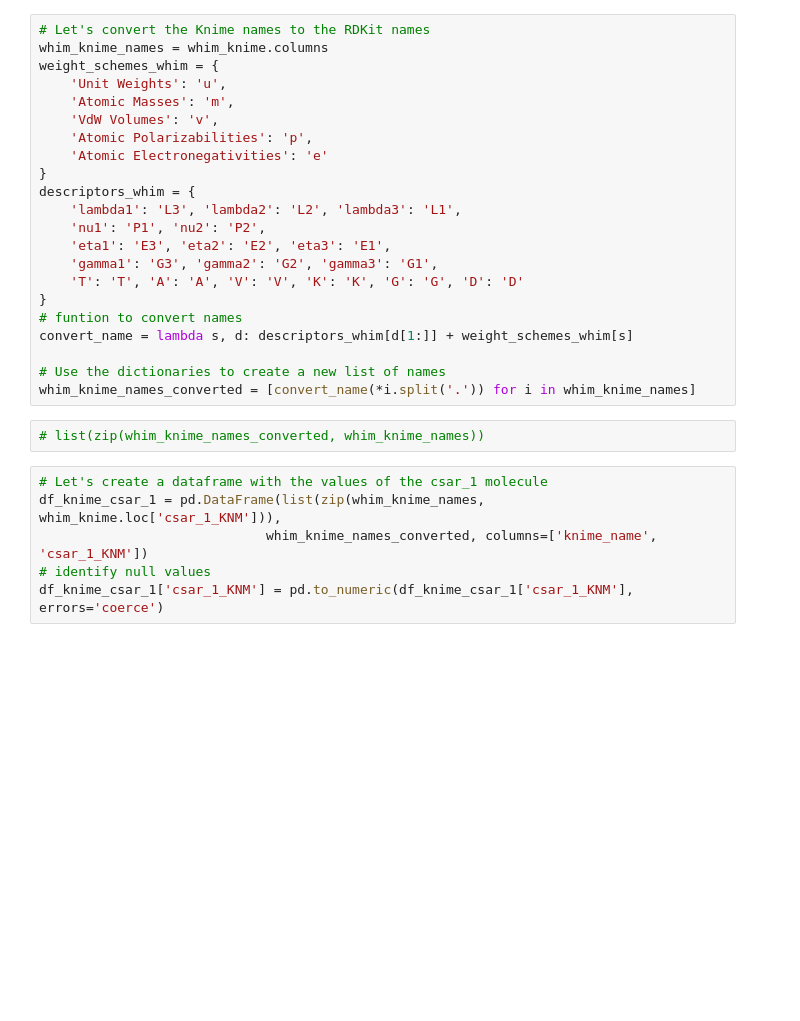
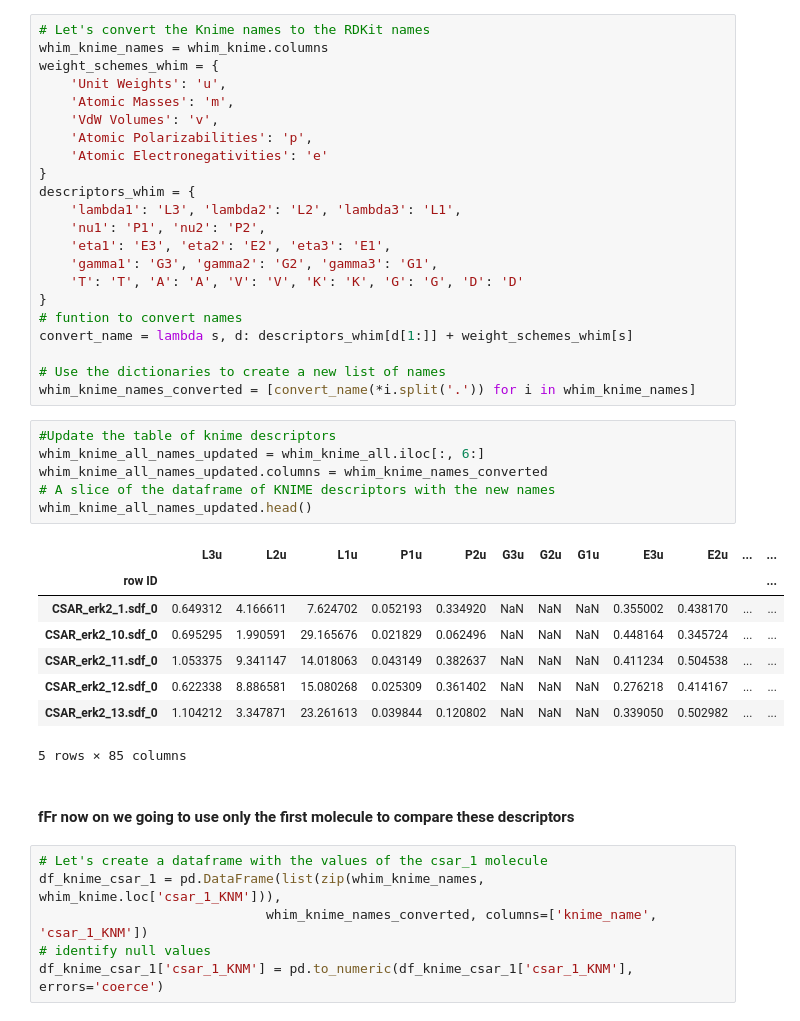
Before and after one commit to jRicciL/ERK2_notebooks, a Jupyter notebook: X_Reviewing_Fourches_work/KNIME_vs_RDKit_descriptors.ipynb, the cells around one changed output. Saved outputs shown, nothing was run; the diff lists cells and outputs as text; blank space fills up the shorter version.

```diff
--- a/X_Reviewing_Fourches_work/KNIME_vs_RDKit_descriptors.ipynb
+++ b/X_Reviewing_Fourches_work/KNIME_vs_RDKit_descriptors.ipynb
@@ -138,8 +136,23 @@ convert_name = lambda s, d: descriptors_whim[d[1:]] + weight_schemes_whim[s]
 
 # Use the dictionaries to create a new list of names
 whim_knime_names_converted = [convert_name(*i.split('.')) for i in whim_knime_names]
-# %%
-# list(zip(whim_knime_names_converted, whim_knime_names))
+# %%
+#Update the table of knime descriptors
+whim_knime_all_names_updated = whim_knime_all.iloc[:, 6:]
+whim_knime_all_names_updated.columns = whim_knime_names_converted
+# A slice of the dataframe of KNIME descriptors with the new names
+whim_knime_all_names_updated.head()
+# %% [output]
+|  | L3u | L2u | L1u | P1u | P2u | G3u | G2u | G1u | E3u | E2u | ... | ... |
+| row ID |  |  |  |  |  |  |  |  |  |  |  | ... |
+| CSAR_erk2_1.sdf_0 | 0.649312 | 4.166611 | 7.624702 | 0.052193 | 0.334920 | NaN | NaN | NaN | 0.355002 | 0.438170 | ... | ... |
+| CSAR_erk2_10.sdf_0 | 0.695295 | 1.990591 | 29.165676 | 0.021829 | 0.062496 | NaN | NaN | NaN | 0.448164 | 0.345724 | ... | ... |
+| CSAR_erk2_11.sdf_0 | 1.053375 | 9.341147 | 14.018063 | 0.043149 | 0.382637 | NaN | NaN | NaN | 0.411234 | 0.504538 | ... | ... |
+| CSAR_erk2_12.sdf_0 | 0.622338 | 8.886581 | 15.080268 | 0.025309 | 0.361402 | NaN | NaN | NaN | 0.276218 | 0.414167 | ... | ... |
+| CSAR_erk2_13.sdf_0 | 1.104212 | 3.347871 | 23.261613 | 0.039844 | 0.120802 | NaN | NaN | NaN | 0.339050 | 0.502982 | ... | ... |
+5 rows × 85 columns
+# %% [markdown]
+#### fFr now on we going to use only the first molecule to compare these descriptors
 # %%
 # Let's create a dataframe with the values of the csar_1 molecule
 df_knime_csar_1 = pd.DataFrame(list(zip(whim_knime_names, whim_knime.loc['csar_1_KNM'])),
```
Also changed, not shown: parts of 20 cells of this notebook.
